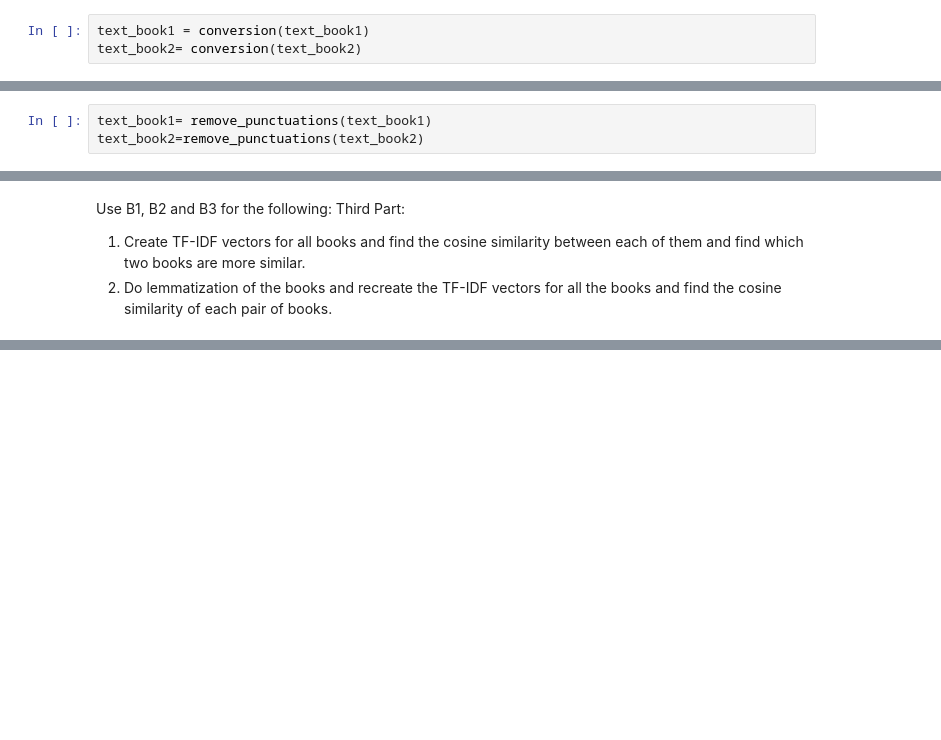
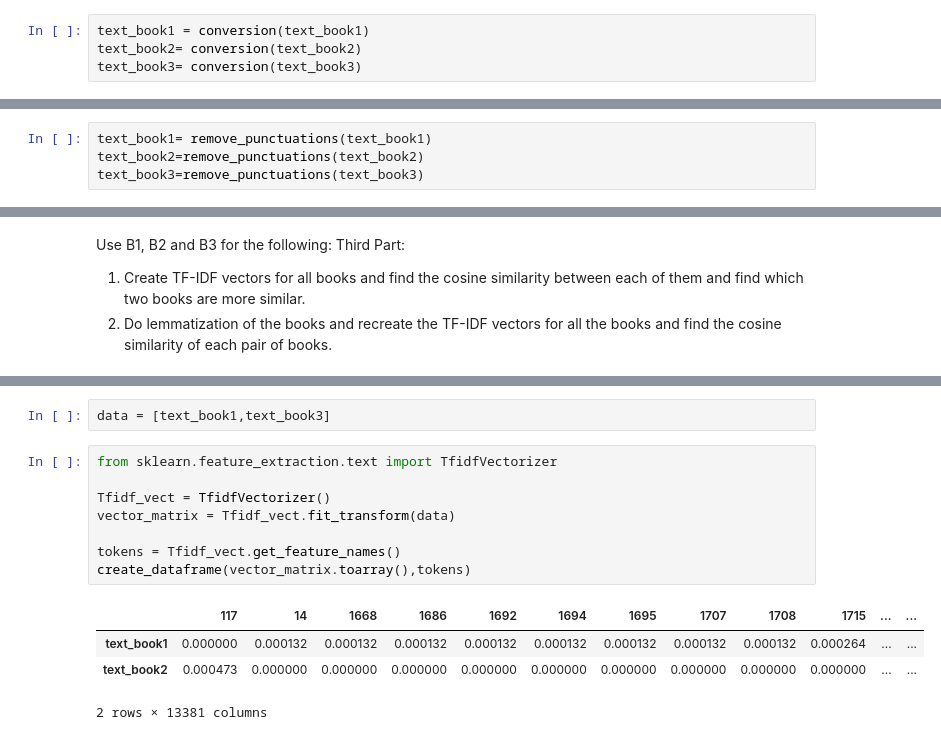
Before and after one commit to Rishabhsahu325/NLP_projectRound2, a Jupyter notebook: Round2.ipynb, the cells around one changed output, grey strips where cells are left out. Cells and saved outputs as stored; diff of their text form; blank space fills up the shorter version.

```diff
--- a/Round2.ipynb
+++ b/Round2.ipynb
@@ -52,6 +93,7 @@ def conversion(text):
 # %%
 text_book1 = conversion(text_book1)
 text_book2= conversion(text_book2)
+text_book3= conversion(text_book3)
 # %%
 # removing all the puntuations from the text
 def remove_punctuations(text):
@@ -60,6 +102,7 @@ def remove_punctuations(text):
 # %%
 text_book1= remove_punctuations(text_book1)
 text_book2=remove_punctuations(text_book2)
+text_book3=remove_punctuations(text_book3)
 # %% [markdown]
 # Tokenization
 # %%
@@ -104,0 +403,15 @@ Use B1, B2 and B3 for the following: Third Part:
+# %%
+data = [text_book1,text_book3]
+# %%
+from sklearn.feature_extraction.text import TfidfVectorizer
+
+Tfidf_vect = TfidfVectorizer()
+vector_matrix = Tfidf_vect.fit_transform(data)
+
+tokens = Tfidf_vect.get_feature_names()
+create_dataframe(vector_matrix.toarray(),tokens)
+# %% [output]
+|  | 117 | 14 | 1668 | 1686 | 1692 | 1694 | 1695 | 1707 | 1708 | 1715 | ... | ... |
+| text_book1 | 0.000000 | 0.000132 | 0.000132 | 0.000132 | 0.000132 | 0.000132 | 0.000132 | 0.000132 | 0.000132 | 0.000264 | ... | ... |
+| text_book2 | 0.000473 | 0.000000 | 0.000000 | 0.000000 | 0.000000 | 0.000000 | 0.000000 | 0.000000 | 0.000000 | 0.000000 | ... | ... |
+2 rows × 13381 columns
```
Also changed, not shown: parts of 52 cells of this notebook, 2 other files.
